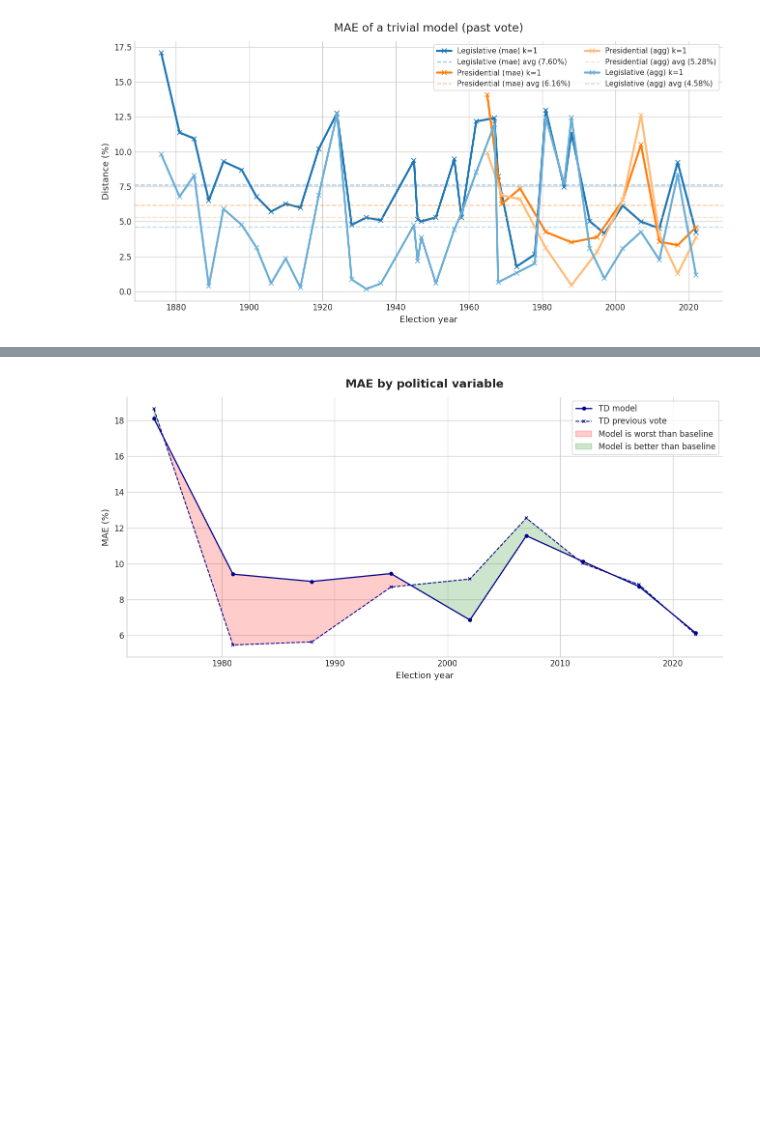
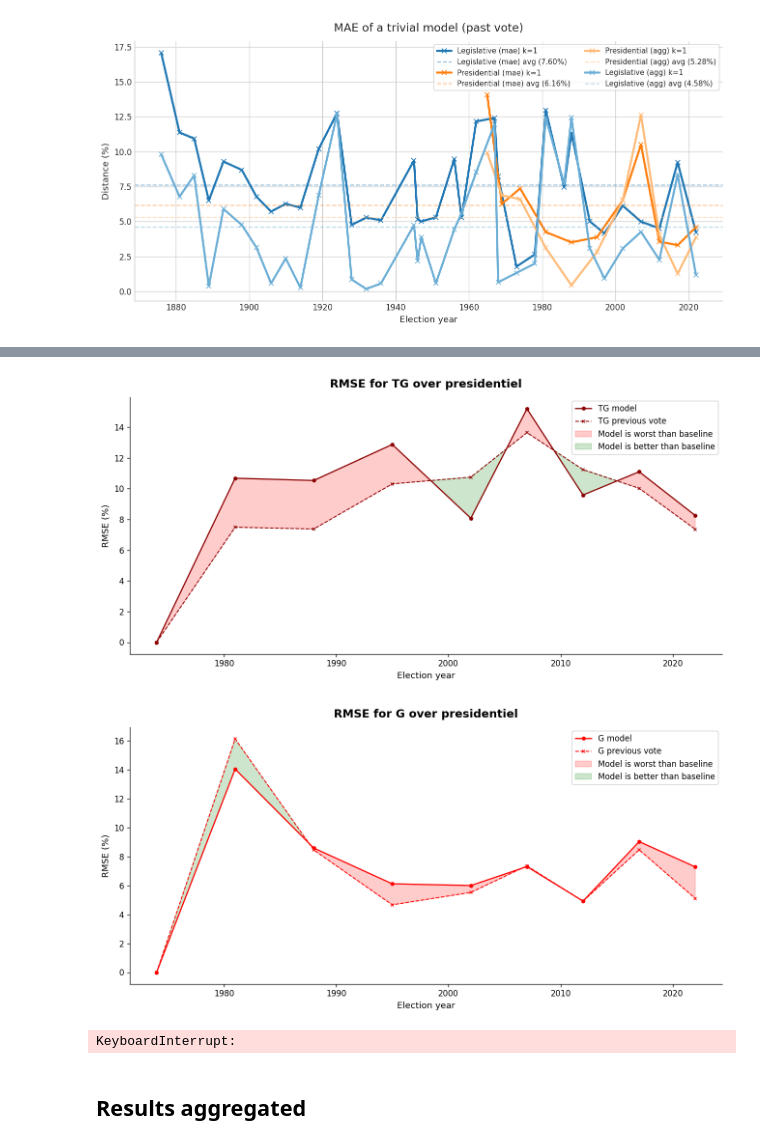
Before and after one commit to artmanceau/electera, a Jupyter notebook: notebooks/model/vote_stability.ipynb, the cells around one changed output, grey strips where cells are left out. Drawn from its saved outputs; the diff is of its cells as text; code cells hidden in the pictures; blank space fills up the shorter version.

```diff
--- a/notebooks/model/vote_stability.ipynb
+++ b/notebooks/model/vote_stability.ipynb
@@ -454,11 +487,13 @@ POLITICAL_COLORS = {
     "par": "#000000",
 }
 # %%
-def plot_mae_by_variable(
+def plot_by_variable(
     data: dict[str, dict[str, float]],
     data_2: dict[str, dict[str, float]],
-    title: str = "MAE by political variable",
+    title: str = "RMSE by electoral target",
     var="par",
+    metric='rmse',
+    save_name="figure"
 ) -> None:
     fig, ax = plt.subplots(figsize=(11, 5.5), dpi=120)
 
@@ -511,9 +546,14 @@ def plot_mae_by_variable(
 
     ax.set_title(title, fontsize=14, fontweight="bold", pad=12)
     ax.set_xlabel("Election year", fontsize=11)
-    ax.set_ylabel("MAE (%)", fontsize=11)
+    ax.set_ylabel(f"{metric} (%)", fontsize=11)
     ax.spines["top"].set_visible(False)
     ax.spines["right"].set_visible(False)
     ax.legend(frameon=True, fontsize=10)
     plt.tight_layout()
+    plt.savefig(
+        f"figures/{save_name}.png",
+        dpi=300,
+        bbox_inches="tight"
+        )
     plt.show()
@@ -524,4 +560,15 @@ plot_mae_by_variable(data_model, mae_dict, var="par")
-# %%
-plot_mae_by_variable(data_model, mae_dict, var="TD")
-# %% [output]
-[figure, removed]
+# %%
+PRES_YEARS = [2022, 2017, 2012, 2007, 2002, 1995, 1988, 1981, 1974]
+LEG_YEARS = [2022, 1973, 1978, 1981, 1986, 1988, 1993, 1997, 2002, 2007, 2012, 2017, 2024]
+# %%
+DATA_BASELINE = {"rmse": {}, 'mae' : {}, 'w_rmse': {}}
+for election_type in ['presidentiel', 'legislative']:
+    DATA_BASELINE['rmse'][election_type] = matrices_to_dict(load_all_matrices(election_type=election_type, metric='rmse'))
+    DATA_BASELINE['mae'][election_type] = matrices_to_dict(load_all_matrices(election_type=election_type, metric='mae'))
+    DATA_BASELINE['w_rmse'][election_type] = matrices_to_dict(load_all_matrices(election_type=election_type, metric='w_rmse'))
+# %%
+def matching_group(var):
+    if var in ['G', 'CD', 'CG', 'C', 'D', 'par']:
+        return 'tauC_tauCD_tauCG_tauD_tauG_taupar'
+    if var in ['TG', 'TD']:
+        return 'tauTD_tauTG_taupar'
@@ -528,3 +613,22 @@ plot_mae_by_variable(data_model, mae_dict, var="TD")
+# %%
+for metric, metric_verbose in [('rmse', 'RMSE'), ('weighted_rmse', "Weighted RMSE"), ('mae', 'MAE')]:
+    for election_type in ['presidentiel', 'legislative']:
+        for var in POLITICAL_COLORS:
+            plot_model_against_benchmark(
+                var=var,
+                var_verbose=var,
+                metric=metric,
+                metric_verbose=metric_verbose,
+                election_type=election_type,
+                election_type_verbose=election_type,
+                political_bloc=None
+            )
+# %% [output]
+[figure, added]
+[figure, added]
+KeyboardInterrupt:
+# %% [markdown]
+## Results aggregated
 # %%
 import polars as pl
 
```
Also changed, not shown: parts of 19 cells of this notebook, 12 other files.
